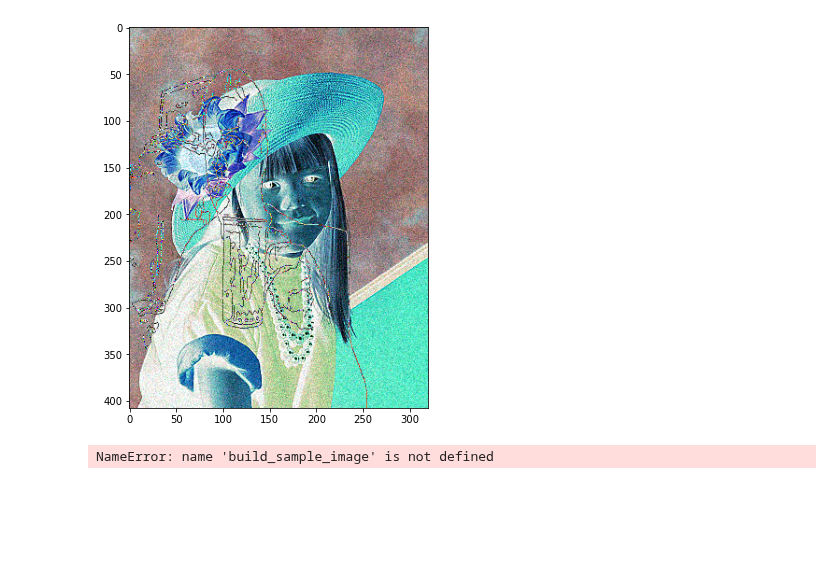
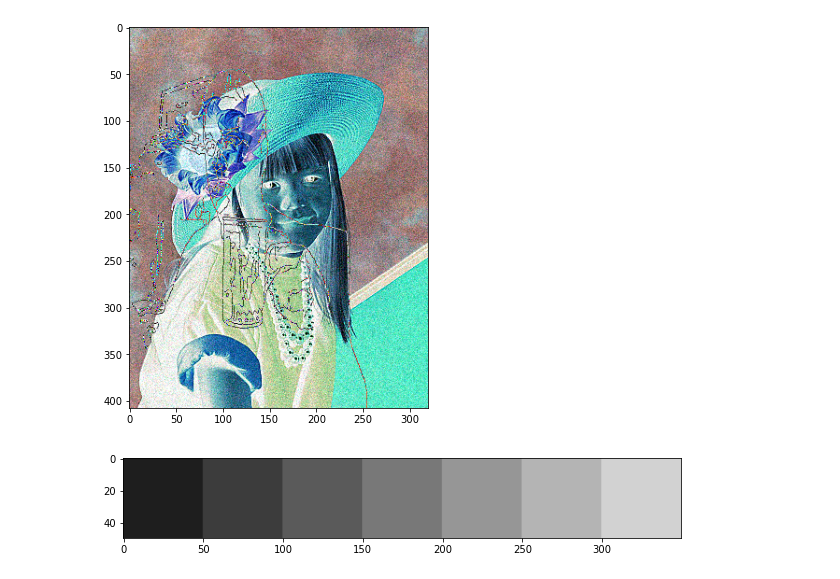
Before and after one commit to shahidqureshi01/AI, a Jupyter notebook: M6_Computer_Vision/04. Kernels, callbacks and thresholding/weekend.ipynb, the cells around one changed output. Saved outputs shown, nothing was run; the diff lists cells and outputs as text; code cells hidden in the pictures; blank space fills up the shorter version.

```diff
--- a/M6_Computer_Vision/04. Kernels, callbacks and thresholding/weekend.ipynb
+++ b/M6_Computer_Vision/04. Kernels, callbacks and thresholding/weekend.ipynb
@@ -101,7 +101,7 @@ def build_sample_image():
         result = np.concatenate((result, img), axis=1)
 
     return result
-# %%
-build_sample_image()
-# %% [output]
-NameError: name 'build_sample_image' is not defined
+# %%
+imshow(build_sample_image())
+# %% [output]
+[figure, added]
```
Also changed, not shown: parts of 2 cells of this notebook.
